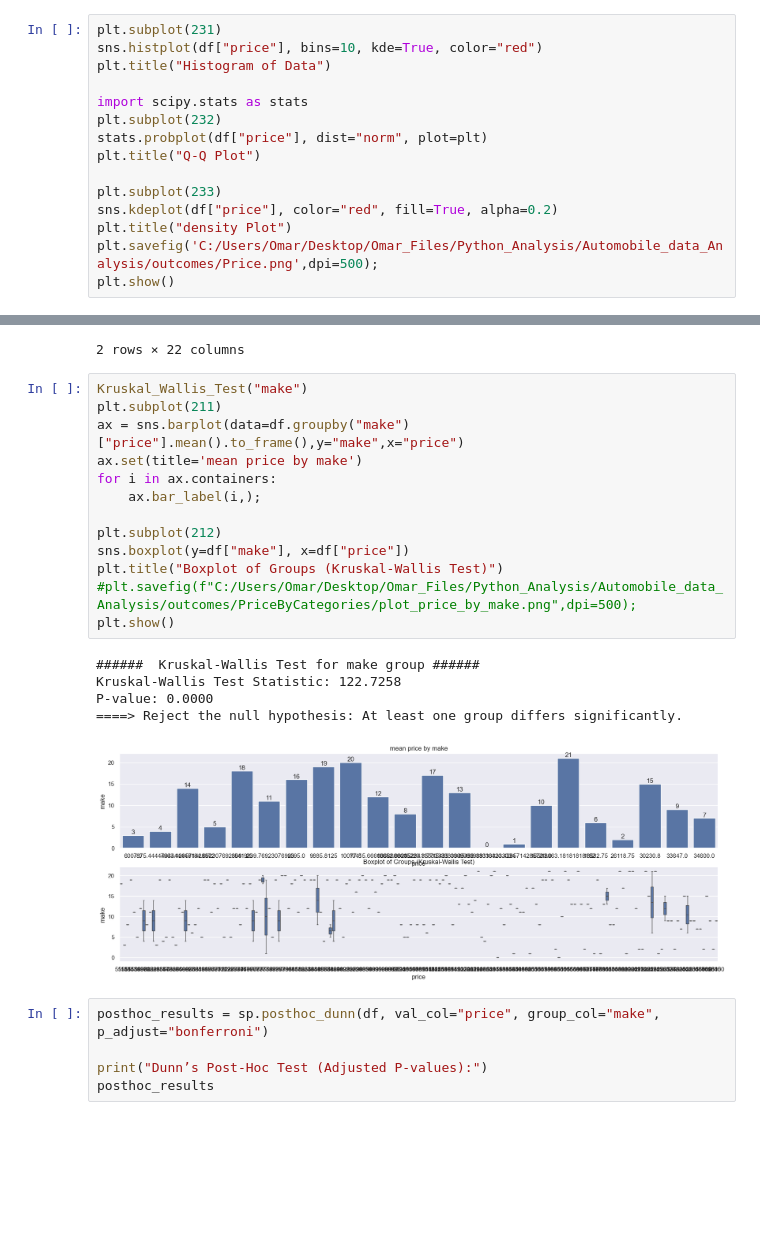
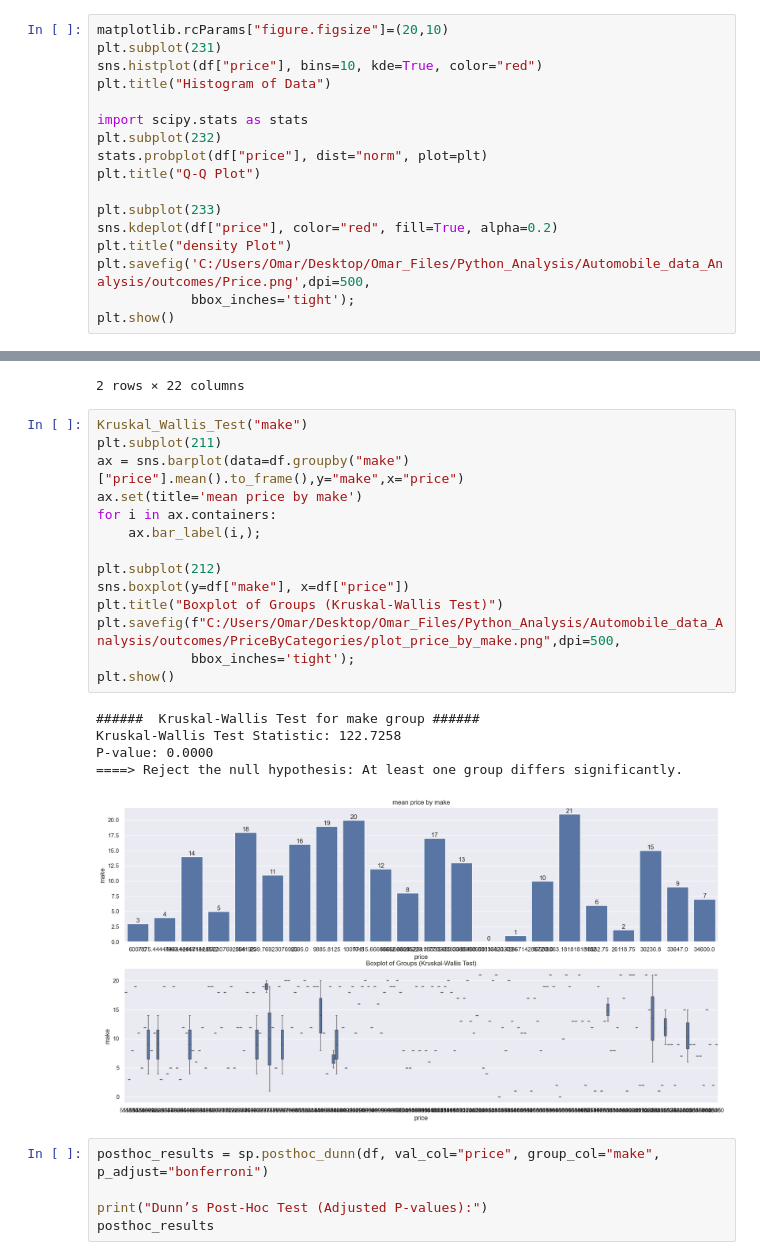
Before and after one commit to omars1234/AutoMobileML, a Jupyter notebook: NoteBook/Analysis.ipynb, the cells around one changed output, grey strips where cells are left out. Cells and saved outputs as stored; diff of their text form; blank space fills up the shorter version.

```diff
--- a/NoteBook/Analysis.ipynb
+++ b/NoteBook/Analysis.ipynb
@@ -297,6 +297,7 @@ Shapiro-Wilk Test: Statistic=0.8058111841577479, P-value=2.9869383238563413e-15
 # %% [markdown]
 *A 1. Price Feature Visualization :*
 # %%
+matplotlib.rcParams["figure.figsize"]=(20,10)
 plt.subplot(231)
 sns.histplot(df["price"], bins=10, kde=True, color="red")
 plt.title("Histogram of Data")
@@ -309,6 +310,7 @@ plt.title("Q-Q Plot")
 plt.subplot(233)
 sns.kdeplot(df["price"], color="red", fill=True, alpha=0.2)
 plt.title("density Plot")
-plt.savefig('C:/Users/Omar/Desktop/Omar_Files/Python_Analysis/Automobile_data_Analysis/outcomes/Price.png',dpi=500);
+plt.savefig('C:/Users/Omar/Desktop/Omar_Files/Python_Analysis/Automobile_data_Analysis/outcomes/Price.png',dpi=500,
+            bbox_inches='tight');
 plt.show()
 # %% [output]
@@ -681,22 +686,23 @@ df.groupby("make").agg(price_mean=('price', 'mean'),
 # %%
 Kruskal_Wallis_Test("make")
 plt.subplot(211)
 ax = sns.barplot(data=df.groupby("make")["price"].mean().to_frame(),y="make",x="price")
 ax.set(title='mean price by make')
 for i in ax.containers:
     ax.bar_label(i,);
 
 plt.subplot(212)
 sns.boxplot(y=df["make"], x=df["price"])
 plt.title("Boxplot of Groups (Kruskal-Wallis Test)")
-#plt.savefig(f"C:/Users/Omar/Desktop/Omar_Files/Python_Analysis/Automobile_data_Analysis/outcomes/PriceByCategories/plot_price_by_make.png",dpi=500);
+plt.savefig(f"C:/Users/Omar/Desktop/Omar_Files/Python_Analysis/Automobile_data_Analysis/outcomes/PriceByCategories/plot_price_by_make.png",dpi=500,
+            bbox_inches='tight');
 plt.show()
 # %% [output]
 ######  Kruskal-Wallis Test for make group ######
 Kruskal-Wallis Test Statistic: 122.7258
 P-value: 0.0000
 ====> Reject the null hypothesis: At least one group differs significantly.
-[figure, old version]
+[figure, new version]
 # %%
 posthoc_results = sp.posthoc_dunn(df, val_col="price", group_col="make", p_adjust="bonferroni")
 
```
Also changed, not shown: parts of 27 cells of this notebook, 2 other files.
